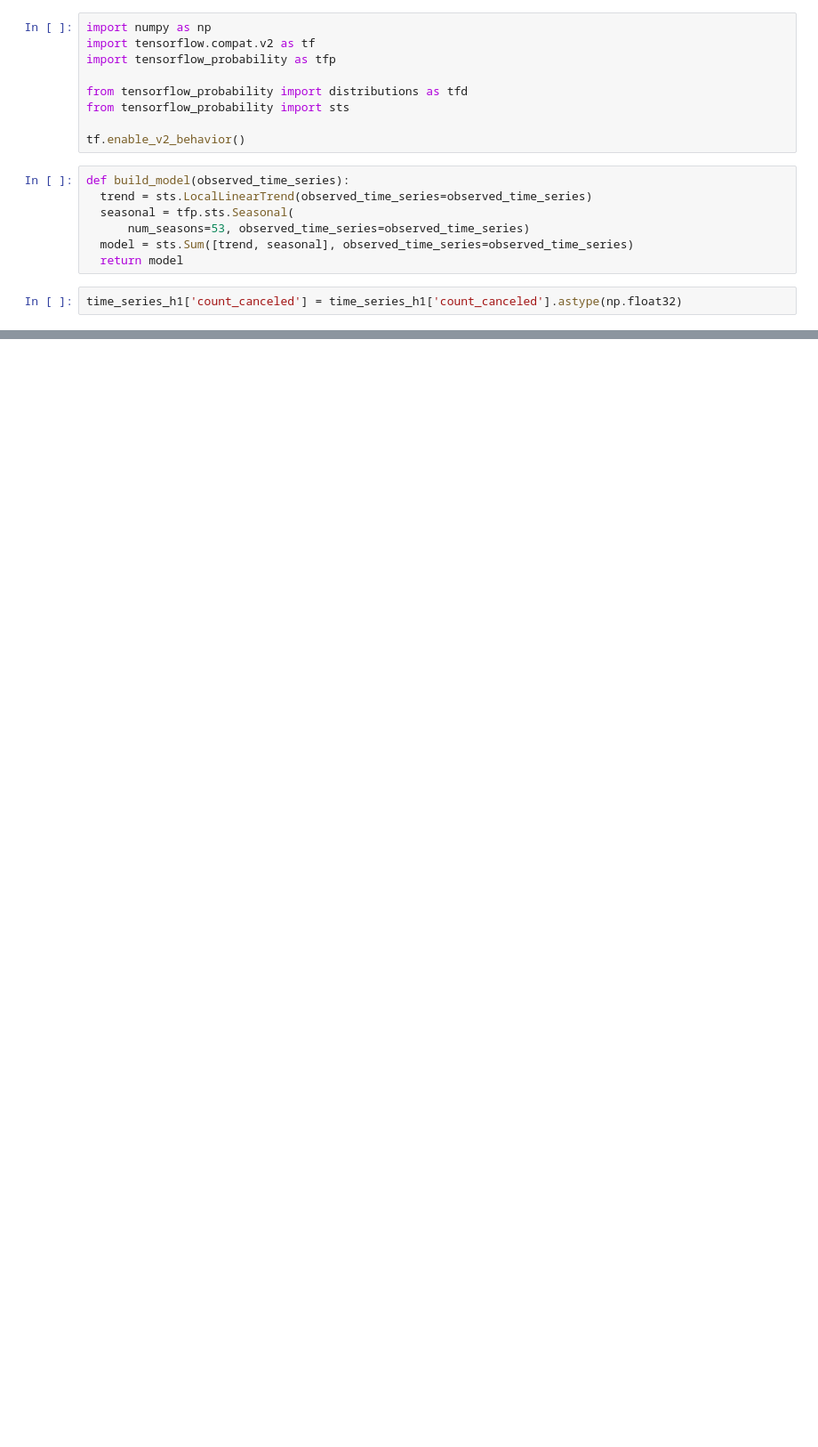
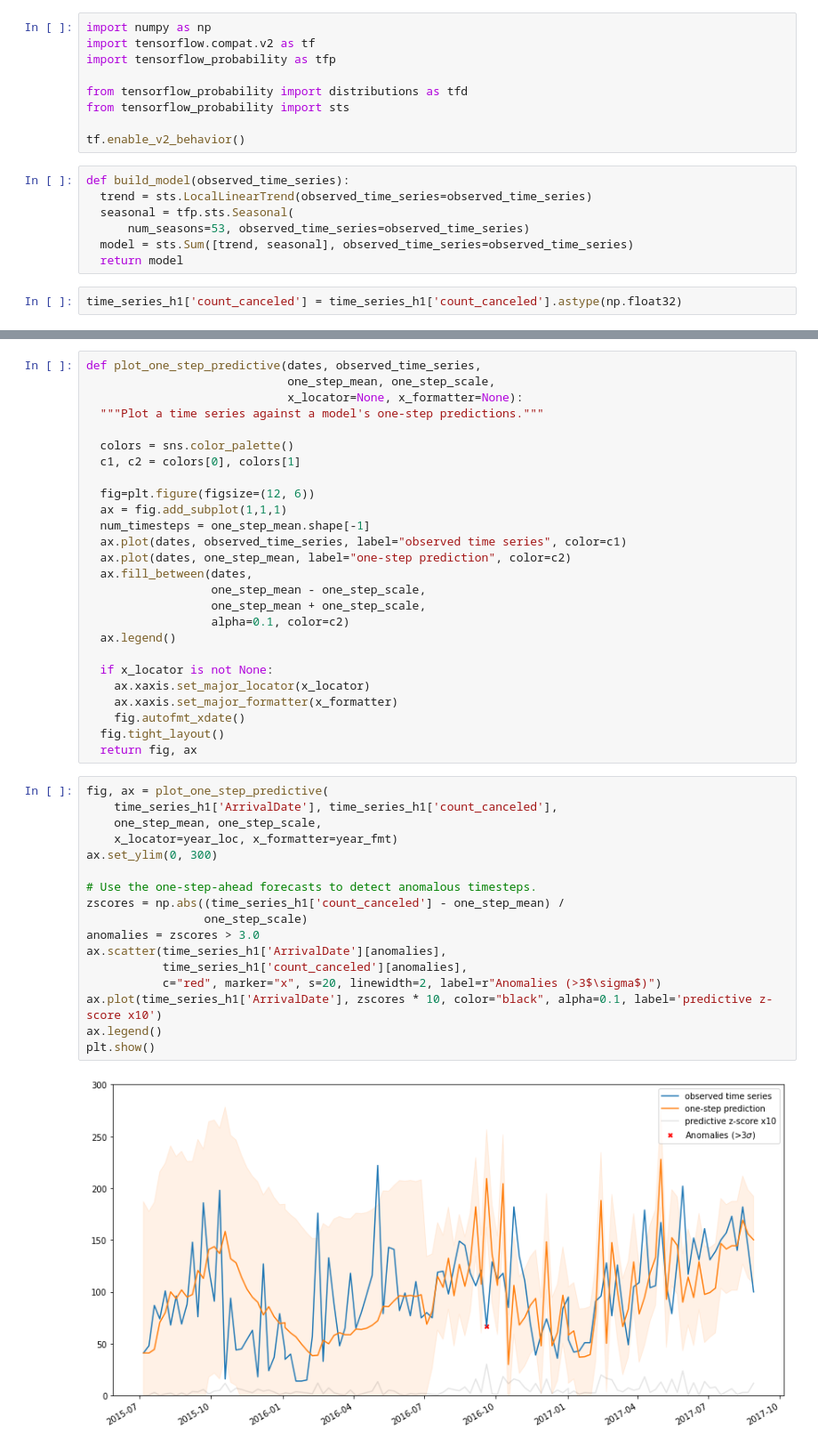
Before and after one commit to zbenmo/time-series-modeling-with-tensorflow-probability, a Jupyter notebook: Part-I-Hotel Cancelations.ipynb, the cells around one changed output, grey strips where cells are left out. Shown at 89% size. Saved outputs shown, nothing was run; the diff lists cells and outputs as text; blank space fills up the shorter version.

```diff
--- a/Part-I-Hotel Cancelations.ipynb
+++ b/Part-I-Hotel Cancelations.ipynb
@@ -142,0 +279,45 @@ Do not pass `graph_parents`.  They will  no longer be used.
+# %%
+def plot_one_step_predictive(dates, observed_time_series,
+                             one_step_mean, one_step_scale,
+                             x_locator=None, x_formatter=None):
+  """Plot a time series against a model's one-step predictions."""
+
+  colors = sns.color_palette()
+  c1, c2 = colors[0], colors[1]
+
+  fig=plt.figure(figsize=(12, 6))
+  ax = fig.add_subplot(1,1,1)
+  num_timesteps = one_step_mean.shape[-1]
+  ax.plot(dates, observed_time_series, label="observed time series", color=c1)
+  ax.plot(dates, one_step_mean, label="one-step prediction", color=c2)
+  ax.fill_between(dates,
+                  one_step_mean - one_step_scale,
+                  one_step_mean + one_step_scale,
+                  alpha=0.1, color=c2)
+  ax.legend()
+
+  if x_locator is not None:
+    ax.xaxis.set_major_locator(x_locator)
+    ax.xaxis.set_major_formatter(x_formatter)
+    fig.autofmt_xdate()
+  fig.tight_layout()
+  return fig, ax
+# %%
+fig, ax = plot_one_step_predictive(
+    time_series_h1['ArrivalDate'], time_series_h1['count_canceled'],
+    one_step_mean, one_step_scale,
+    x_locator=year_loc, x_formatter=year_fmt)
+ax.set_ylim(0, 300)
+
+# Use the one-step-ahead forecasts to detect anomalous timesteps.
+zscores = np.abs((time_series_h1['count_canceled'] - one_step_mean) /
+                 one_step_scale)
+anomalies = zscores > 3.0
+ax.scatter(time_series_h1['ArrivalDate'][anomalies],
+           time_series_h1['count_canceled'][anomalies],
+           c="red", marker="x", s=20, linewidth=2, label=r"Anomalies (>3$\sigma$)")
+ax.plot(time_series_h1['ArrivalDate'], zscores * 10, color="black", alpha=0.1, label='predictive z-score x10')
+ax.legend()
+plt.show()
+# %% [output]
+[figure, added]
```
Also changed, not shown: parts of 14 cells of this notebook, 1 other file.
